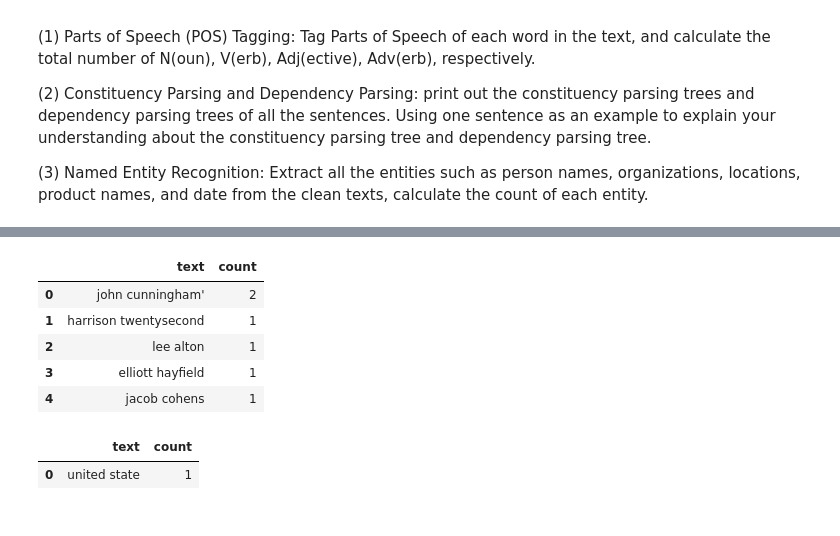
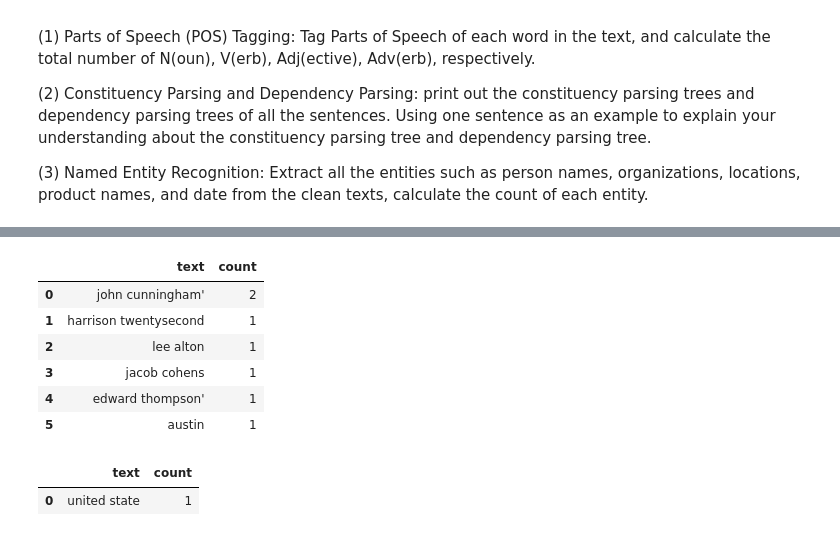
Before and after one commit to titicacatiticaca/thi_INFO5731_Fall2021, a Jupyter notebook: INFO5731_Assignment_Two.ipynb, the cells around one changed output, grey strips where cells are left out. Saved outputs shown, nothing was run; the diff lists cells and outputs as text; code cells hidden in the pictures.

```diff
--- a/INFO5731_Assignment_Two.ipynb
+++ b/INFO5731_Assignment_Two.ipynb
@@ -217,9 +116,0 @@ ZeroDivisionError: ignored
-# %%
-# Number of stopwords
-
-from nltk.corpus import stopwords
-nltk.download('stopwords')
-stop = stopwords.words('english')
-
-train['stopwords'] = train['tweet'].apply(lambda x: len([x for x in x.split() if x in stop]))
-train[['tweet','stopwords']].head()
@@ -460,0 +180,11 @@ tf1
+# %%
+# Write your code here
+
+import pandas as pd
+
+raw_data = pd.read_csv('assig2_data.csv')
+raw_data = pd.DataFrame(raw_data)
+raw_data.columns = ['tweet']
+train = pd.read_csv('assig2_data.csv')
+train.columns = ['tweet']
+train
@@ -635,20 +727,21 @@ Counter(items).most_common(num_rows)
 # %%
 # for PERSON groups
 person_list = []
 for ent in tokens.ents:
     if ent.label_ == 'PERSON':
         person_list.append(ent.text)
 
 person_counts = Counter(person_list).most_common(num_rows)
 df_person = pd.DataFrame(person_counts, columns =['text', 'count'])
-df_person.head()
+df_person
 # %% [output]
 |  | text | count |
 | 0 | john cunningham' | 2 |
 | 1 | harrison twentysecond | 1 |
 | 2 | lee alton | 1 |
-| 3 | elliott hayfield | 1 |
-| 4 | jacob cohens | 1 |
+| 3 | jacob cohens | 1 |
+| 4 | edward thompson' | 1 |
+| 5 | austin | 1 |
 # %%
 # for ORG (organization) groups
 org_list = []
```
Also changed, not shown: parts of 71 cells of this notebook.
